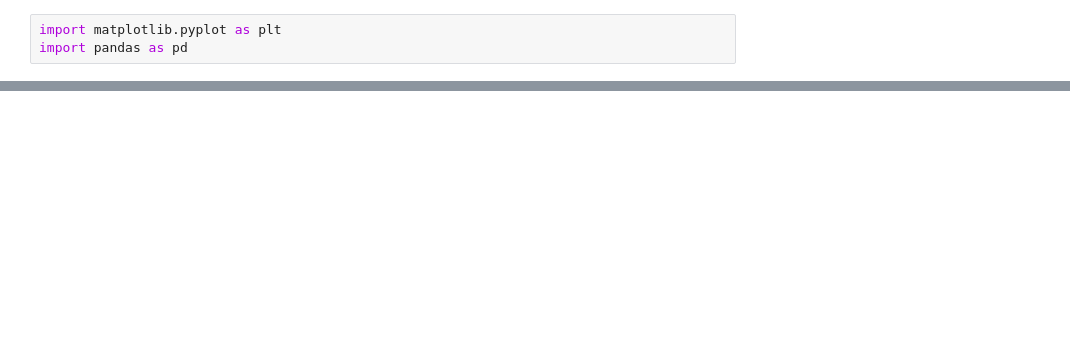
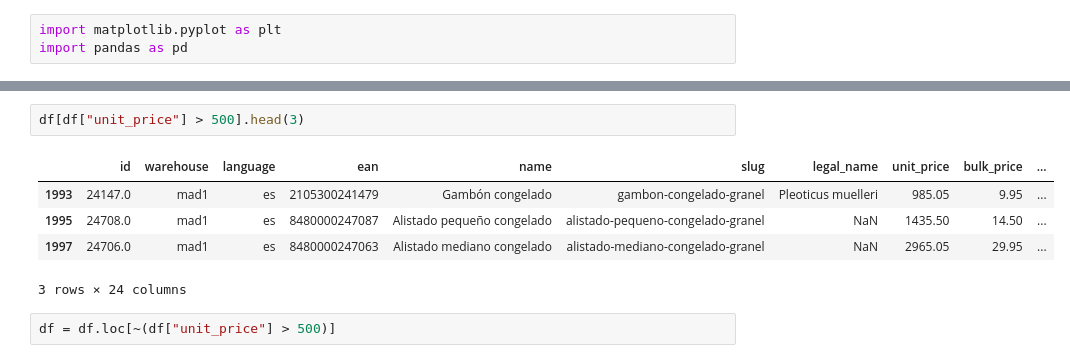
Before and after one commit to jtayped/mercadona-study, a Jupyter notebook: main.ipynb, the cells around one changed output, grey strips where cells are left out. Saved outputs shown, nothing was run; the diff lists cells and outputs as text; blank space fills up the shorter version.

```diff
--- a/main.ipynb
+++ b/main.ipynb
@@ -113,0 +14,10 @@ See the caveats in the documentation: https://pandas.pydata.org/pandas-docs/stab
+# %%
+df[df["unit_price"] > 500].head(3)
+# %% [output]
+|  | id | warehouse | language | ean | name | slug | legal_name | unit_price | bulk_price | ... |
+| 1993 | 24147.0 | mad1 | es | 2105300241479 | Gambón congelado | gambon-congelado-granel | Pleoticus muelleri | 985.05 | 9.95 | ... |
+| 1995 | 24708.0 | mad1 | es | 8480000247087 | Alistado pequeño congelado | alistado-pequeno-congelado-granel | NaN | 1435.50 | 14.50 | ... |
+| 1997 | 24706.0 | mad1 | es | 8480000247063 | Alistado mediano congelado | alistado-mediano-congelado-granel | NaN | 2965.05 | 29.95 | ... |
+3 rows × 24 columns
+# %%
+df = df.loc[~(df["unit_price"] > 500)]
```
Also changed, not shown: parts of 9 cells of this notebook, 1 other file.
